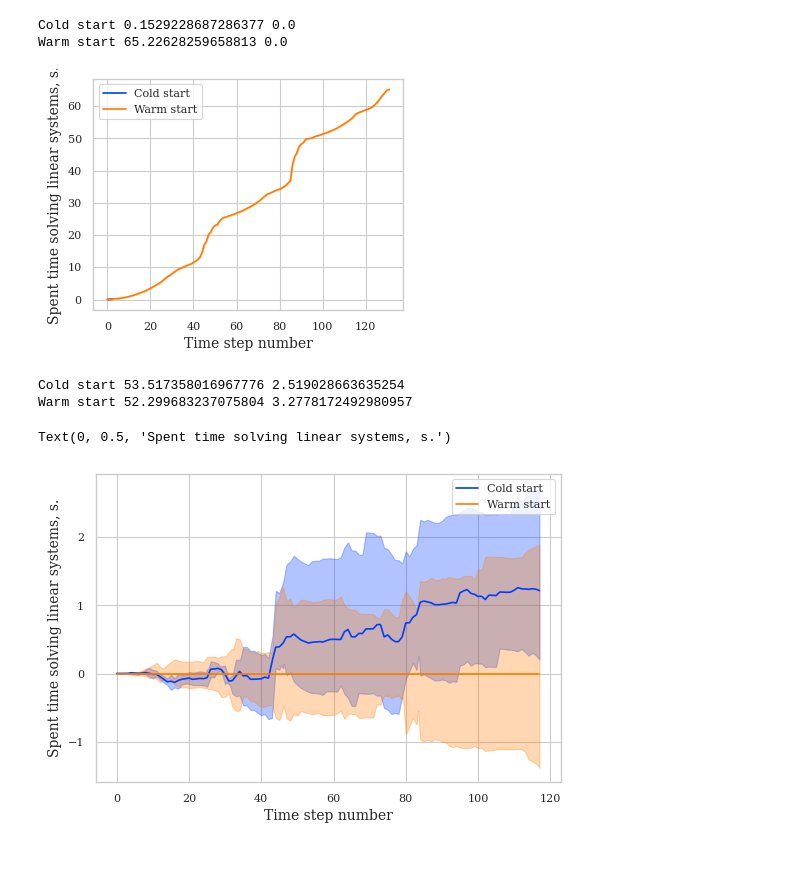
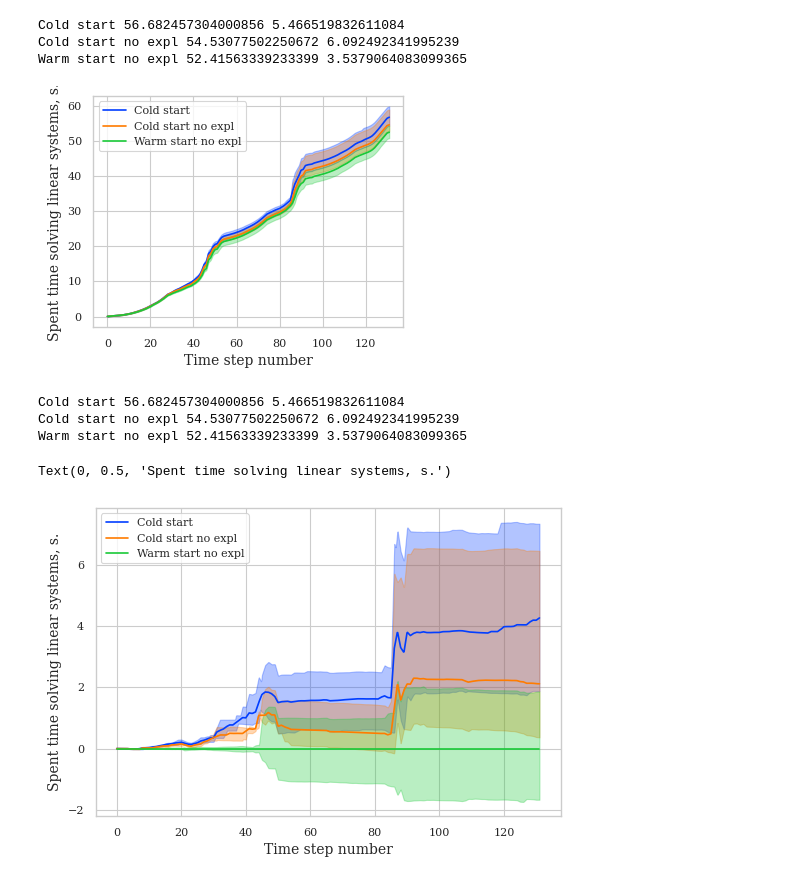
Before and after one commit to Yuriyzabegaev/solver_selector, a Jupyter notebook: examples/2_source_location/results_2_thermal.ipynb, the cells around one changed output. Saved outputs shown, nothing was run; the diff lists cells and outputs as text; code cells hidden in the pictures.

```diff
--- a/examples/2_source_location/results_2_thermal.ipynb
+++ b/examples/2_source_location/results_2_thermal.ipynb
@@ -28,7 +28,7 @@ sns.set_theme(
 )
 
 CONVERGED = False
-NUM_SIMS = 1
+NUM_SIMS = 5
 YEAR = 365 * 24 * 60 * 60
 USE_SIMULATED_TIME = False
 
@@ -40,7 +40,8 @@ else:
 
 data = {
     "Cold start": load_data("thermal_coldstart_source_location", n_newest=NUM_SIMS),
-    "Warm start": load_data("thermal_warmstart_source_location", n_newest=NUM_SIMS),
+    "Cold start no expl": load_data("thermal_coldstart_source_location_no_expl", n_newest=NUM_SIMS),
+    "Warm start no expl": load_data("thermal_warmstart_source_location", n_newest=NUM_SIMS),
 }
 
 save_media_path = Path('media')
@@ -102,9 +117,10 @@ plt.ylabel("Spent time solving linear systems, s.")
 if save_media_path is not None:
     plt.savefig(save_media_path / "thermal_performance.pdf", bbox_inches="tight")
 # %% [output]
-Cold start 0.1529228687286377 0.0
-Warm start 65.22628259658813 0.0
+Cold start 56.682457304000856 5.466519832611084
+Cold start no expl 54.53077502250672 6.092492341995239
+Warm start no expl 52.41563339233399 3.5379064083099365
-[figure, old version]
+[figure, new version]
 # %%
 color_iter = -1
 plt.figure(figsize=(6, 4))
@@ -126,37 +142,38 @@ for name, values in data.items():
             times.append(make_simulation_time(perf, converged=CONVERGED) / YEAR)
         else:
             times.append(np.arange(len(vals)))
 
     total = []
     t_end = []
     interp_data_list = []
     x_space = np.linspace(times[0][0], times[0][-1], 1000)
     for time, result in zip(times, result):
         total.append(result[-1])
         t_end.append(time[-1])
 
         interp_data_list.append(np.interp(x_space, time, result))
 
     interp_data = np.array(interp_data_list)
     max_ = np.max(interp_data, axis=0) - best
     min_ = np.min(interp_data, axis=0) - best
     mean = np.mean(interp_data, axis=0) - best
     plt.fill_between(x_space, min_, max_, color=f"C{color_iter}", alpha=0.3)
     plt.plot(x_space, mean, color=f"C{color_iter}", label=name)
     print(name, np.mean(total), np.max(total) - np.min(total))
     assert np.allclose(t_end, t_end[0], rtol=1e-10)
 
-plt.legend()
+plt.legend(loc='upper left')
 plt.xlabel(X_LABEL)
 plt.ylabel("Spent time solving linear systems, s.")
 
 # if save_media_path is not None:
 #     plt.savefig(save_media_path / "thermal_performance.pdf", bbox_inches="tight")
 # %% [output]
-Cold start 53.517358016967776 2.519028663635254
-Warm start 52.299683237075804 3.2778172492980957
+Cold start 56.682457304000856 5.466519832611084
+Cold start no expl 54.53077502250672 6.092492341995239
+Warm start no expl 52.41563339233399 3.5379064083099365
 Text(0, 0.5, 'Spent time solving linear systems, s.')
-[figure, old version]
+[figure, new version]
 # %%
 def color_using_schur(x, values, using_schur):
     lw = 3
```
Also changed, not shown: parts of 2 cells of this notebook, 10 other files.
